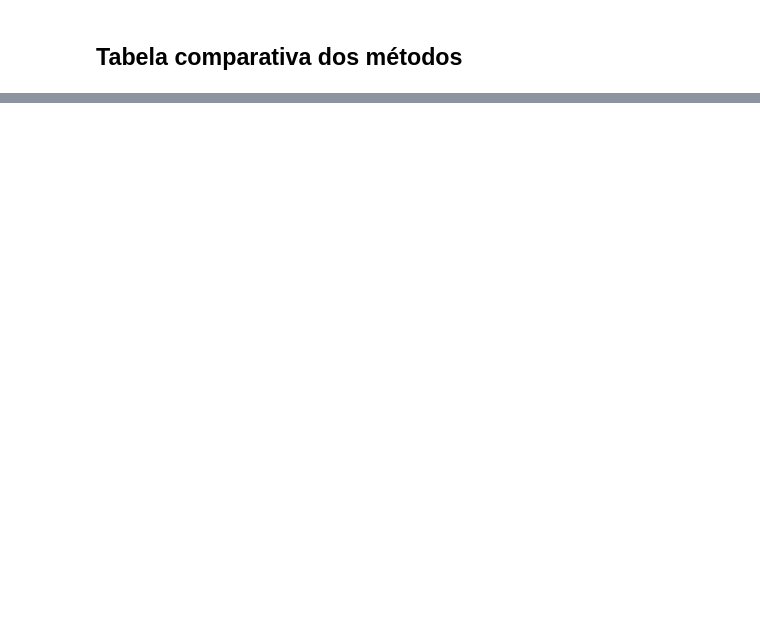
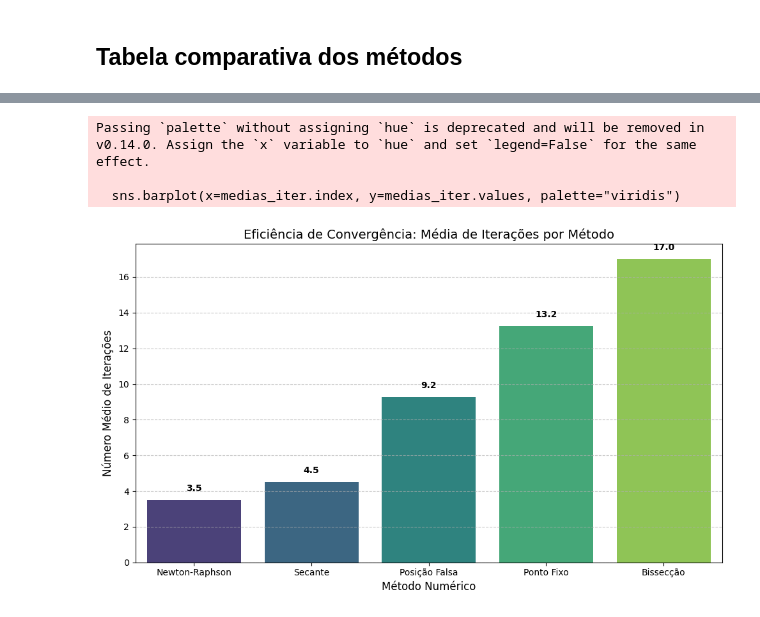
Before and after one commit to YhannMatheus/Calculo-computacional, a Jupyter notebook: Trabalho_3/trab3.ipynb, the cells around one changed output, grey strips where cells are left out. Saved outputs shown, nothing was run; the diff lists cells and outputs as text; code cells hidden in the pictures; blank space fills up the shorter version.

```diff
--- a/Trabalho_3/trab3.ipynb
+++ b/Trabalho_3/trab3.ipynb
@@ -478,0 +497,27 @@ display(df_final)
+# %%
+import matplotlib.pyplot as plt
+import seaborn as sns
+
+# Dados para o gráfico (Iterações por Método)
+# Pegando a média de iterações de cada método (excluindo falhas)
+medias_iter = df_final[df_final["Iterações"] != "-"]["Iterações"].astype(int).groupby(df_final["Método"]).mean().sort_values()
+
+plt.figure(figsize=(10, 6))
+sns.barplot(x=medias_iter.index, y=medias_iter.values, palette="viridis")
+
+plt.title("Eficiência de Convergência: Média de Iterações por Método", fontsize=14)
+plt.ylabel("Número Médio de Iterações", fontsize=12)
+plt.xlabel("Método Numérico", fontsize=12)
+
+# Adicionando os valores em cima das barras
+for i, v in enumerate(medias_iter.values):
+    plt.text(i, v + 0.5, str(round(v, 1)), ha='center', fontweight='bold')
+
+plt.grid(axis='y', linestyle='--', alpha=0.7)
+plt.tight_layout()
+plt.show()
+# %% [output]
+Passing `palette` without assigning `hue` is deprecated and will be removed in v0.14.0. Assign the `x` variable to `hue` and set `legend=False` for the same effect.
+
+  sns.barplot(x=medias_iter.index, y=medias_iter.values, palette="viridis")
+[figure, added]
```
Also changed, not shown: parts of 12 cells of this notebook.
